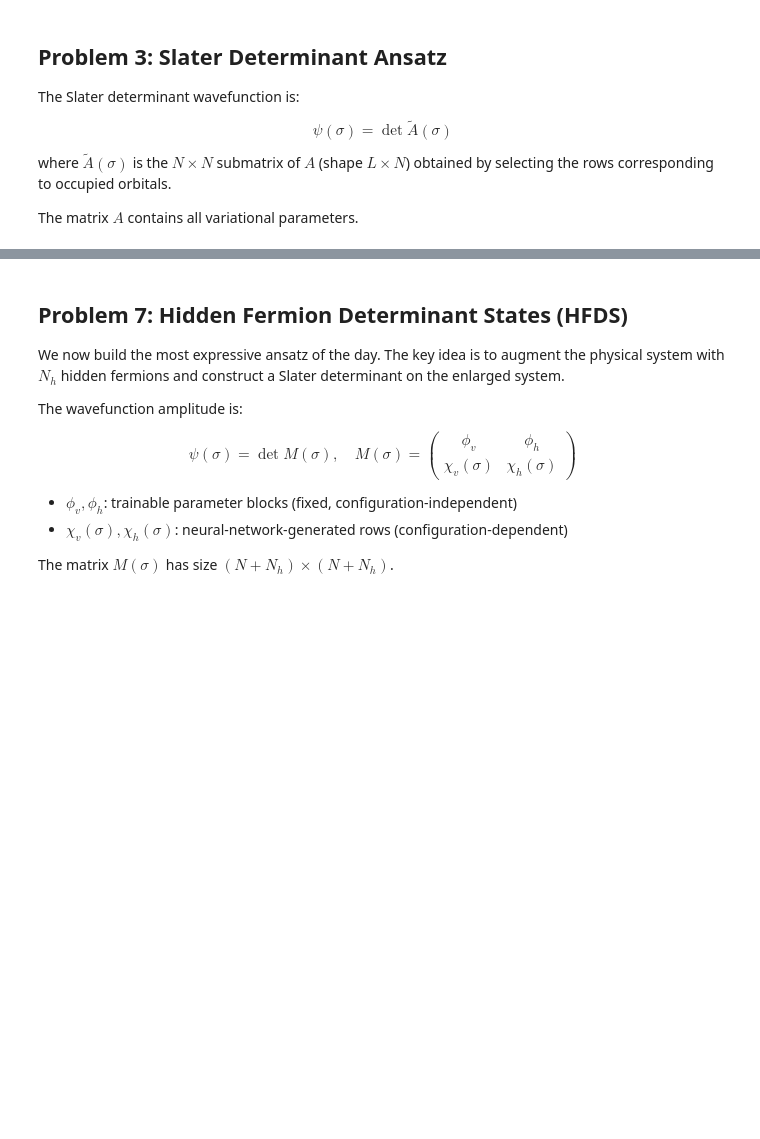
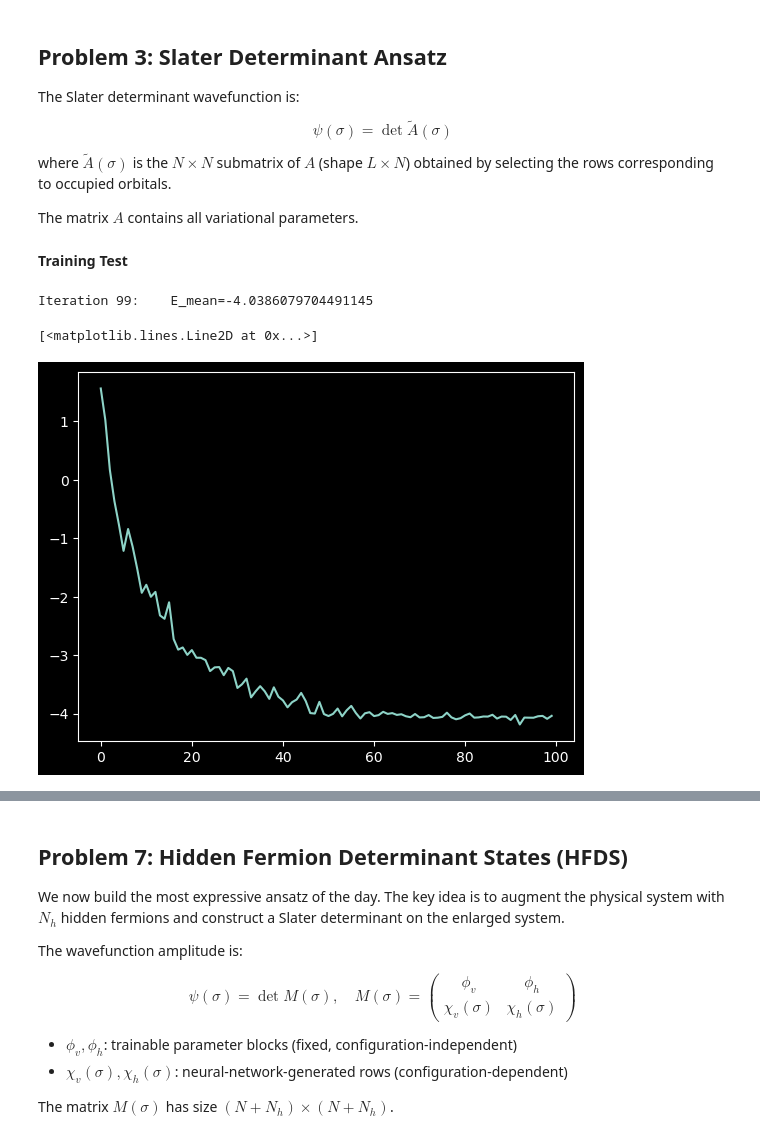
Before and after one commit to broschli/fopra, a Jupyter notebook: neural_quantum_states/FoPra_NQS_day2_Linus.ipynb, the cells around one changed output, grey strips where cells are left out. Cells and saved outputs as stored; diff of their text form; code cells hidden in the pictures; blank space fills up the shorter version.

```diff
--- a/neural_quantum_states/FoPra_NQS_day2_Linus.ipynb
+++ b/neural_quantum_states/FoPra_NQS_day2_Linus.ipynb
@@ -93,0 +215,4 @@ def state_to_index(state, basis_dict):
+# %%
+d = build_basis_dict(build_fock_basis(16, 4))
+print(index_to_state(4, d))
+state_to_index([1, 1, 1, 0, 0, 0, 0, 1, 0, 0, 0, 0, 0, 0, 0, 0], d)
@@ -123,0 +341,3 @@ def groundstate_ed_tv(Lx, Ly, Nf, t, V, pbc=True):
+# %%
+H = build_tv_hamiltonian(3, 3, 4, 1, 1, pbc=False)
+eigsh(H.tocsr(), 5, which="SA")[0]
@@ -189,0 +695,21 @@ def vmc_train_fermions(model, hamiltonian_data, n_iter=100, n_samples=300, lr=5e
+# %% [markdown]
+**Training Test**
+# %%
+model = SlaterDeterminant(9, 2)
+H = build_tv_hamiltonian(3, 3, 2, 1, 1, pbc=False)
+basis_dict = build_basis_dict(build_fock_basis(9, 2))
+samples_idx = metropolis_sampler_fermions(model, 10, 10)
+# convert samples from index to state representation
+samples = []
+for s_idx in samples_idx:
+    state = index_to_state(s_idx, basis_dict)
+    samples += [state]
+basis_dict = build_basis_dict(build_fock_basis(model.n_sites, model.n_fermions))
+# %%
+his = vmc_train_fermions(model, H, n_iter=100, n_samples=200, lr=5e-2)
+plt.style.use("dark_background")
+plt.plot(np.arange(0, 100), np.array(his).real)
+# %% [output]
+Iteration 99:    E_mean=-4.0386079704491145
+[<matplotlib.lines.Line2D at 0x...>]
+[figure, added]
```
Also changed, not shown: parts of 28 cells of this notebook.
